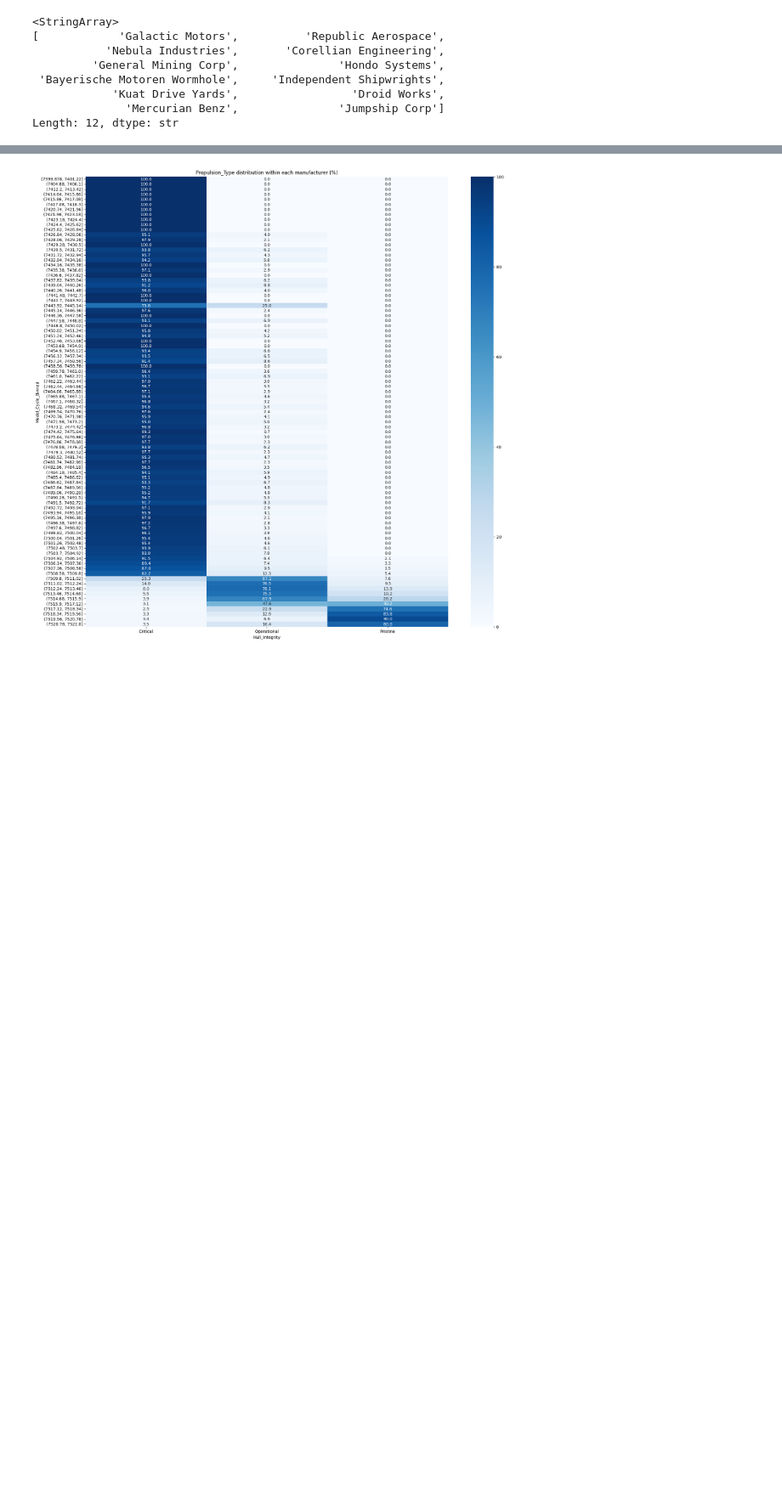
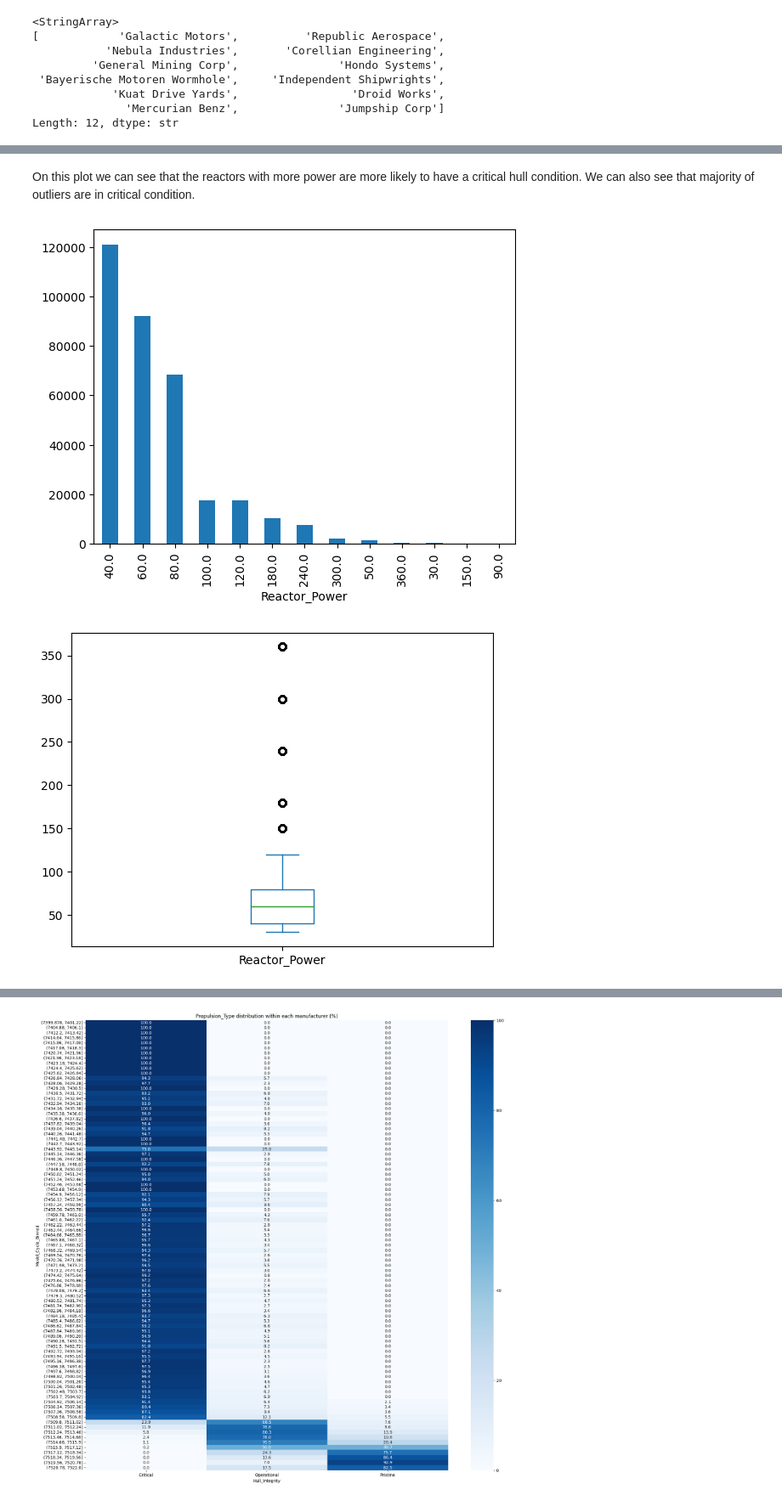
Before and after one commit to strmzi-git/jupyter-exam-03, a Jupyter notebook: DS-Assignment-it2.ipynb, the cells around one changed output, grey strips where cells are left out. Shown at 85% size. Cells and saved outputs as stored; diff of their text form; code cells hidden in the pictures; blank space fills up the shorter version.

```diff
--- a/DS-Assignment-it2.ipynb
+++ b/DS-Assignment-it2.ipynb
@@ -186,0 +221,11 @@ Name: Reactor_Power, dtype: float64
+# %% [markdown]
+On this plot we can see that the reactors with more power are more likely to have a critical hull condition. We can also see that majority of outliers are in critical condition.
+# %%
+df_merged["Reactor_Power"].value_counts().plot.bar()
+plt.show()
+
+df_merged["Reactor_Power"].plot.box()
+plt.show()
+# %% [output]
+[figure, added]
+[figure, added]
```
Also changed, not shown: parts of 46 cells of this notebook.
